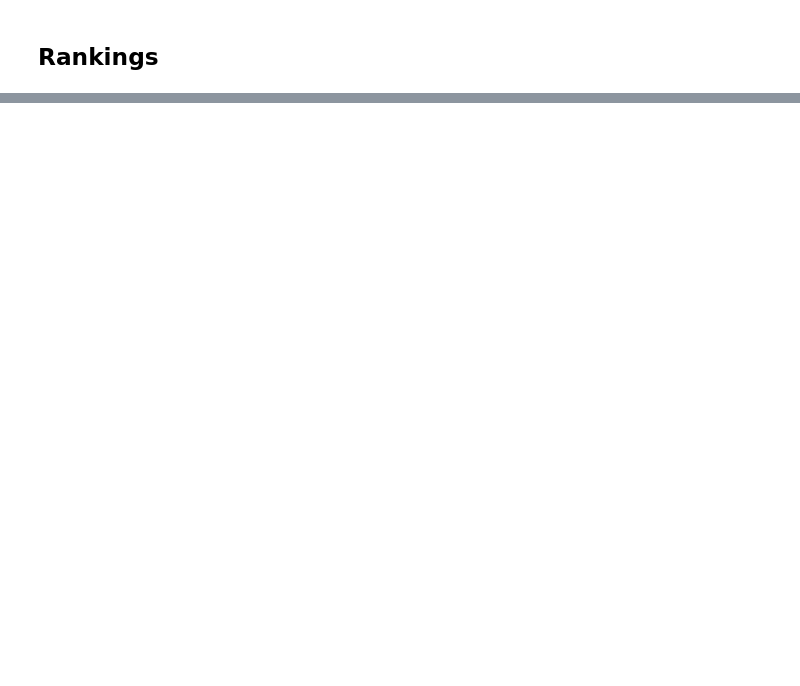
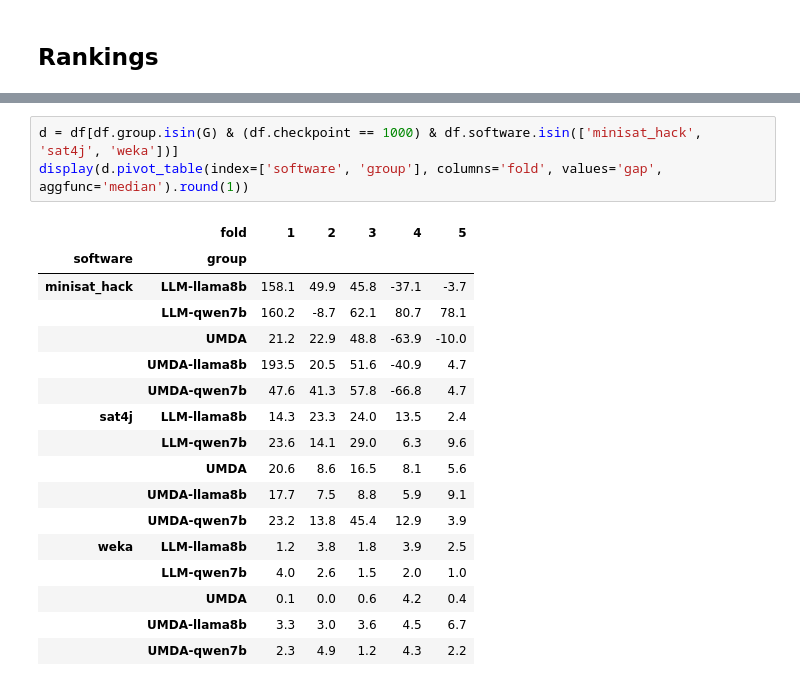
Before and after one commit to paberlo/magpie, a Jupyter notebook: experiments/results_revision/RQ4.ipynb, the cells around one changed output, grey strips where cells are left out. Drawn from its saved outputs; the diff is of its cells as text; blank space fills up the shorter version.

```diff
--- a/experiments/results_revision/RQ4.ipynb
+++ b/experiments/results_revision/RQ4.ipynb
@@ -55,0 +240,21 @@ if HAS_LLM:
+# %%
+d = df[df.group.isin(G) & (df.checkpoint == 1000) & df.software.isin(['minisat_hack', 'sat4j', 'weka'])]
+display(d.pivot_table(index=['software', 'group'], columns='fold', values='gap', aggfunc='median').round(1))
+# %% [output]
+|  | fold | 1 | 2 | 3 | 4 | 5 |
+| software | group |  |  |  |  |  |
+| minisat_hack | LLM-llama8b | 158.1 | 49.9 | 45.8 | -37.1 | -3.7 |
+|  | LLM-qwen7b | 160.2 | -8.7 | 62.1 | 80.7 | 78.1 |
+|  | UMDA | 21.2 | 22.9 | 48.8 | -63.9 | -10.0 |
+|  | UMDA-llama8b | 193.5 | 20.5 | 51.6 | -40.9 | 4.7 |
+|  | UMDA-qwen7b | 47.6 | 41.3 | 57.8 | -66.8 | 4.7 |
+| sat4j | LLM-llama8b | 14.3 | 23.3 | 24.0 | 13.5 | 2.4 |
+|  | LLM-qwen7b | 23.6 | 14.1 | 29.0 | 6.3 | 9.6 |
+|  | UMDA | 20.6 | 8.6 | 16.5 | 8.1 | 5.6 |
+|  | UMDA-llama8b | 17.7 | 7.5 | 8.8 | 5.9 | 9.1 |
+|  | UMDA-qwen7b | 23.2 | 13.8 | 45.4 | 12.9 | 3.9 |
+| weka | LLM-llama8b | 1.2 | 3.8 | 1.8 | 3.9 | 2.5 |
+|  | LLM-qwen7b | 4.0 | 2.6 | 1.5 | 2.0 | 1.0 |
+|  | UMDA | 0.1 | 0.0 | 0.6 | 4.2 | 0.4 |
+|  | UMDA-llama8b | 3.3 | 3.0 | 3.6 | 4.5 | 6.7 |
+|  | UMDA-qwen7b | 2.3 | 4.9 | 1.2 | 4.3 | 2.2 |
```
Also changed, not shown: parts of 26 cells of this notebook, 23 other files.
